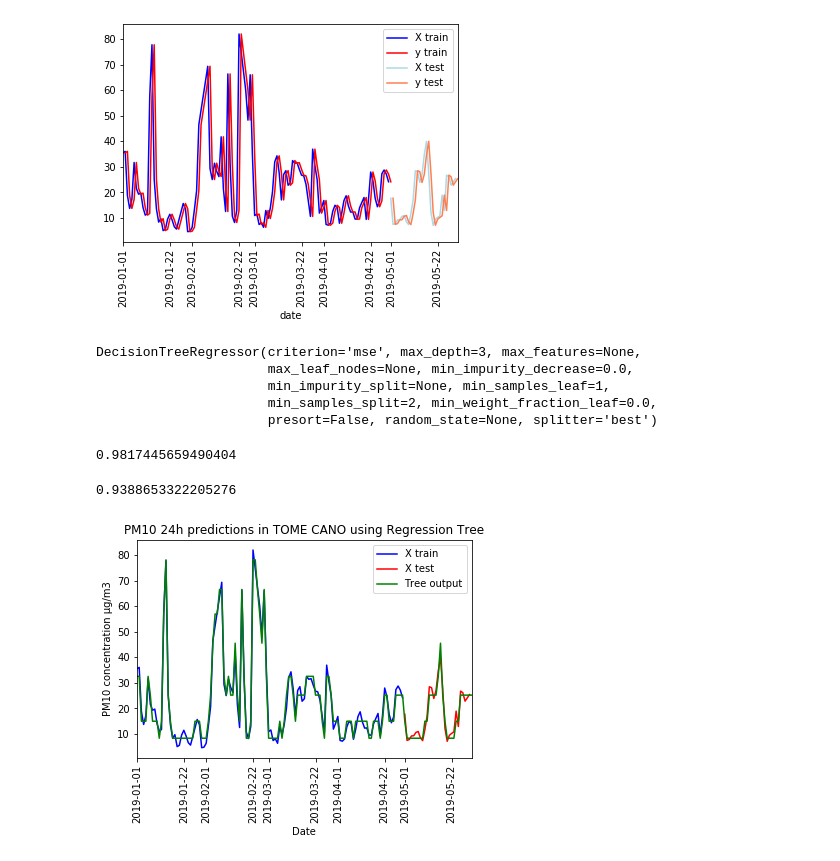
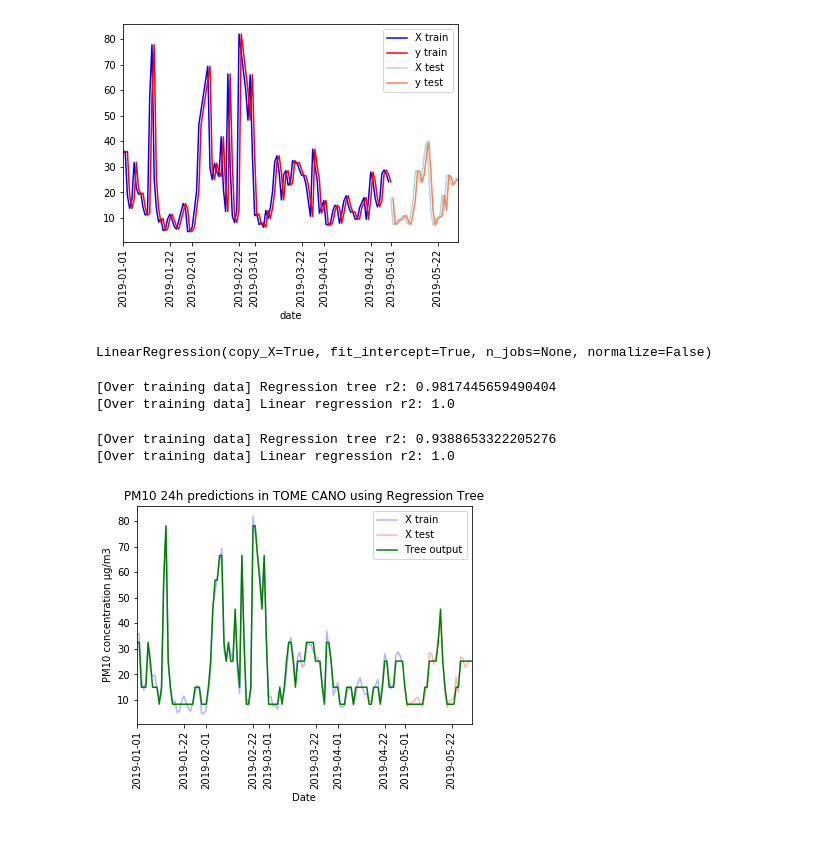
Before and after one commit to carlosdg/AirPollutionForecasting, a Jupyter notebook: Software/jupyter/notebooks/ExploringTheData.ipynb, the cells around one changed output. Drawn from its saved outputs; the diff is of its cells as text; code cells hidden in the pictures.

Commit message:
Feat: Playing with linear regression

```diff
--- a/Software/jupyter/notebooks/ExploringTheData.ipynb
+++ b/Software/jupyter/notebooks/ExploringTheData.ipynb
@@ -239,8 +239,10 @@ for zone in zone_names:
 ## Playing a bit with Scikit Learn
 # %%
 from sklearn.tree import DecisionTreeRegressor
+from sklearn import linear_model
 
 regr_1 = DecisionTreeRegressor(max_depth=3)
+regr_2 = linear_model.LinearRegression()
 # %%
 zone = "TOME CANO"
 data = get_daily_pm10(zone)
@@ -265,32 +267,33 @@ ax.xaxis.set_tick_params(rotation=90)
 [figure]
 # %%
 regr_1.fit(X_train, y_train)
+regr_2.fit(X_train, y_train)
 # %% [output]
-DecisionTreeRegressor(criterion='mse', max_depth=3, max_features=None,
-                      max_leaf_nodes=None, min_impurity_decrease=0.0,
-                      min_impurity_split=None, min_samples_leaf=1,
-                      min_samples_split=2, min_weight_fraction_leaf=0.0,
-                      presort=False, random_state=None, splitter='best')
+LinearRegression(copy_X=True, fit_intercept=True, n_jobs=None, normalize=False)
-# %%
-regr_1.score(X_train, y_train)
-# %% [output]
-0.9817445659490404
-# %%
-regr_1.score(X_test, y_test)
-# %% [output]
-0.9388653322205276
+# %%
+print(f"[Over training data] Regression tree r2: {regr_1.score(X_train, y_train)}")
+print(f"[Over training data] Linear regression r2: {regr_2.score(X_train, y_train)}")
+# %% [output]
+[Over training data] Regression tree r2: 0.9817445659490404
+[Over training data] Linear regression r2: 1.0
+# %%
+print(f"[Over training data] Regression tree r2: {regr_1.score(X_test, y_test)}")
+print(f"[Over training data] Linear regression r2: {regr_2.score(X_test, y_test)}")
+# %% [output]
+[Over training data] Regression tree r2: 0.9388653322205276
+[Over training data] Linear regression r2: 1.0
 # %%
-ax = X_train.plot(c="blue")
-ax = X_test.plot(ax=ax, c="red")
+ax = X_train.plot(c=(0, 0, 1, 0.3))
+ax = X_test.plot(ax=ax, c=(1, 0, 0, 0.3))
 
 tree_output = data.copy()
 tree_output["value"] = regr_1.predict(data)
 ax = tree_output.plot(ax=ax, c="green")
 
 ax.set_title(f"PM10 24h predictions in {zone} using Regression Tree")
 ax.set_xlabel("Date")
 ax.set_ylabel("PM10 concentration µg/m3")
 ax.legend(["X train", "X test", "Tree output"])
 ax.xaxis.set_tick_params(rotation=90)
 # %% [output]
-[figure, old version]
+[figure, new version]
```
Also changed, not shown: parts of 2 cells of this notebook.
